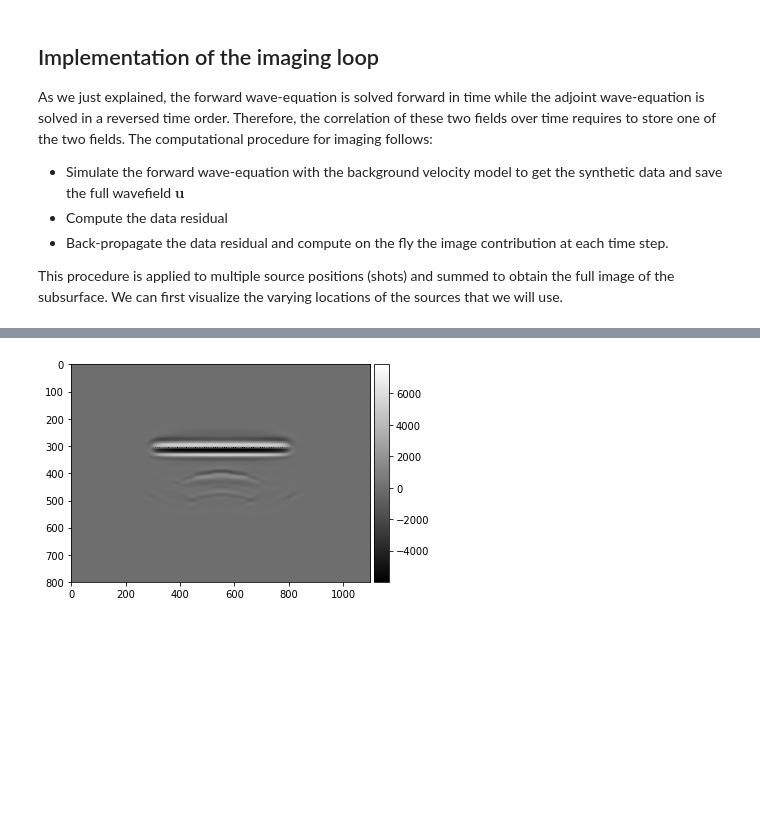
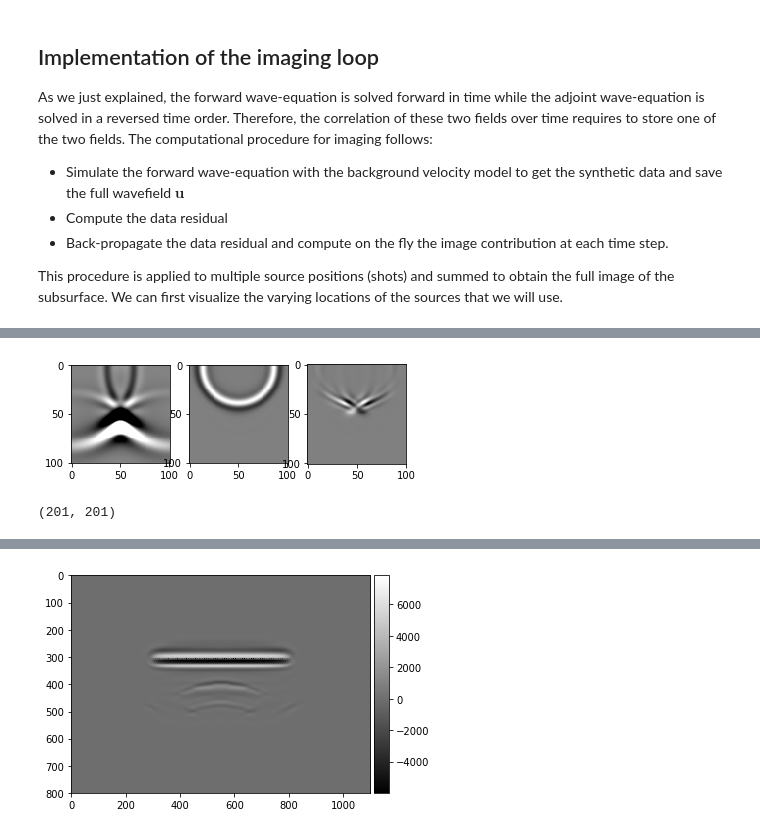
Before and after one commit to tccw/geotools, a Jupyter notebook: toys/devito_WSL/RTM_fault_testing.ipynb, the cells around one changed output, grey strips where cells are left out. Saved outputs shown, nothing was run; the diff lists cells and outputs as text; code cells hidden in the pictures; blank space fills up the shorter version.

```diff
--- a/toys/devito_WSL/RTM_fault_testing.ipynb
+++ b/toys/devito_WSL/RTM_fault_testing.ipynb
@@ -244,7 +244,7 @@ For this purpose we will use the same forward modelling operator that was introd
 from examples.seismic.acoustic import AcousticWaveSolver
 
 solver = AcousticWaveSolver(model, geometry, space_order=4)
-true_d , _, _ = solver.forward(m=model.m)
+true_d , _, _ = solver.forward(m=model.m, save=True)
 # %%
 # Compute initial data with forward operator
 smooth_d, _, _ = solver.forward(m=model0.m)
@@ -412,0 +433,16 @@ Imaging source 62 out of 62
+# %%
+fig, ax = plt.subplots(nrows=1, ncols=3,)
+# for i in range(geometry.nt):
+n=210
+v_dat = v.data[n,model.nbpml:-model.nbpml,model.nbpml:-model.nbpml].T
+u0_dat = u0.data[n,model.nbpml:-model.nbpml,model.nbpml:-model.nbpml].T
+im = ax[0].imshow(v_dat, vmin=-2e1, vmax=2e1, cmap='gray', animated=True)
+im2 = ax[1].imshow(u0_dat, vmin=-0.5e1, vmax=0.5e1, cmap='gray', animated=True)
+im3 = ax[2].imshow(np.diff(v_dat * u0_dat, axis=1), vmin=-2e1, vmax=2e1, cmap='gray', animated=True)
+# %% [output]
+[figure, added]
+# %%
+image_sum = u0.data[0]
+image_sum.shape
+# %% [output]
+(201, 201)
```
Also changed, not shown: parts of 13 cells of this notebook.
